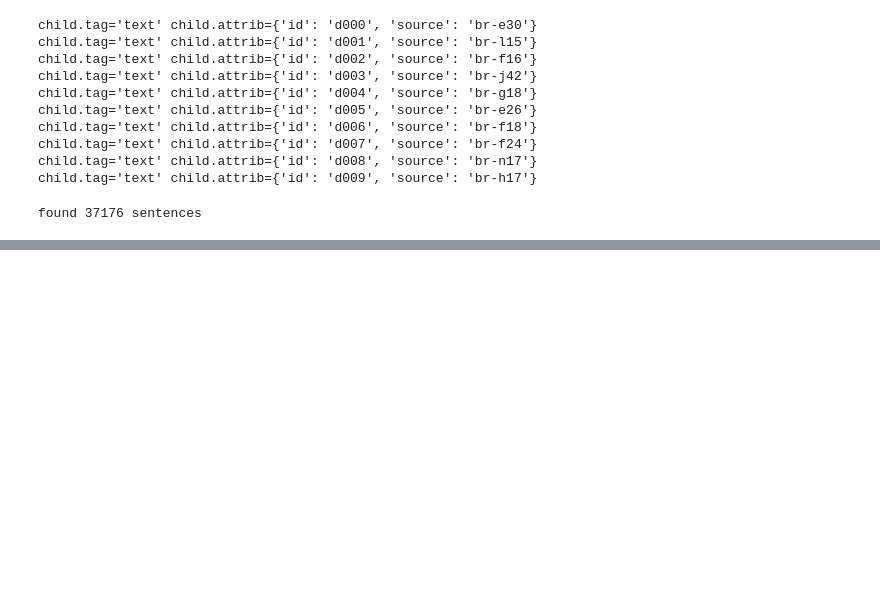
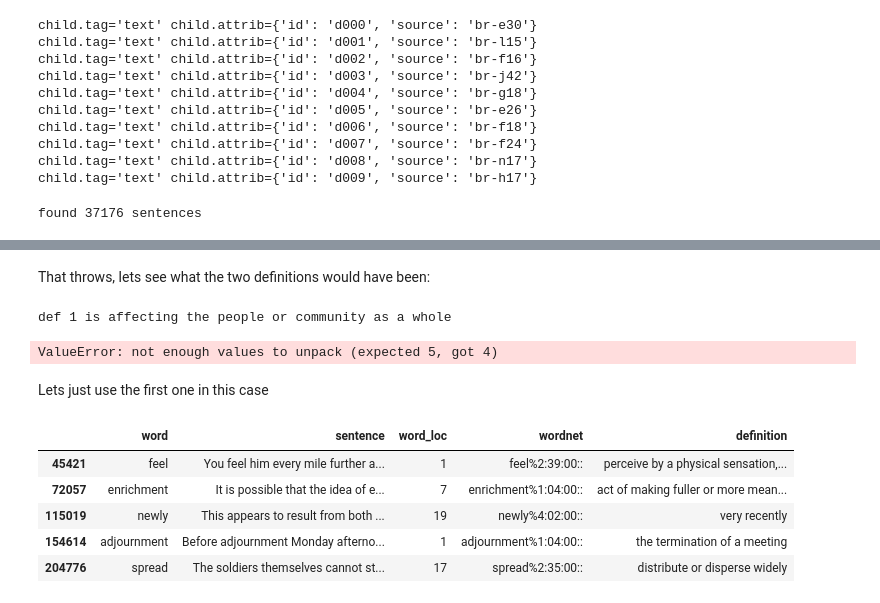
Before and after one commit to Matthew-Holmes/WordSenseDisambiguation, a Jupyter notebook: Data/SemCore.ipynb, the cells around one changed output, grey strips where cells are left out. Cells and saved outputs as stored; diff of their text form; code cells hidden in the pictures; blank space fills up the shorter version.

```diff
--- a/Data/SemCore.ipynb
+++ b/Data/SemCore.ipynb
@@ -135,0 +210,9 @@ df.head(5)
+# %%
+lemma = wn.lemma_from_key(demo_sense_key)
+
+synset = lemma.synset()
+
+print(f"Word: {lemma.name()}")
+print(f"Synset: {synset.name()}")
+print(f"Definition: {synset.definition()}")
+print(f"Examples: {synset.examples()}")
@@ -135,0 +224,5 @@ df.head(5)
+# %%
+def def_from_sense_key(key):
+    lemma = wn.lemma_from_key(key)
+    synset = lemma.synset()
+    return synset.definition()
@@ -135,0 +243,10 @@ df.head(5)
+# %% [markdown]
+That throws, lets see what the two definitions would have been:
+# %%
+print(f"def 1 is {def_from_sense_key('public%5:00:00:common:02')}")
+print(f"def 2 is {def_from_sense_key('public%3:00:00:')}")
+# %% [output]
+def 1 is affecting the people or community as a whole
+ValueError: not enough values to unpack (expected 5, got 4)
+# %% [markdown]
+Lets just use the first one in this case
@@ -135,0 +262,9 @@ df.head(5)
+# %%
+df.sample(5)
+# %% [output]
+|  | word | sentence | word_loc | wordnet | definition |
+| 45421 | feel | You feel him every mile further a... | 1 | feel%2:39:00:: | perceive by a physical sensation,... |
+| 72057 | enrichment | It is possible that the idea of e... | 7 | enrichment%1:04:00:: | act of making fuller or more mean... |
+| 115019 | newly | This appears to result from both ... | 19 | newly%4:02:00:: | very recently |
+| 154614 | adjournment | Before adjournment Monday afterno... | 1 | adjournment%1:04:00:: | the termination of a meeting |
+| 204776 | spread | The soldiers themselves cannot st... | 17 | spread%2:35:00:: | distribute or disperse widely |
```
Also changed, not shown: parts of 24 cells of this notebook.
